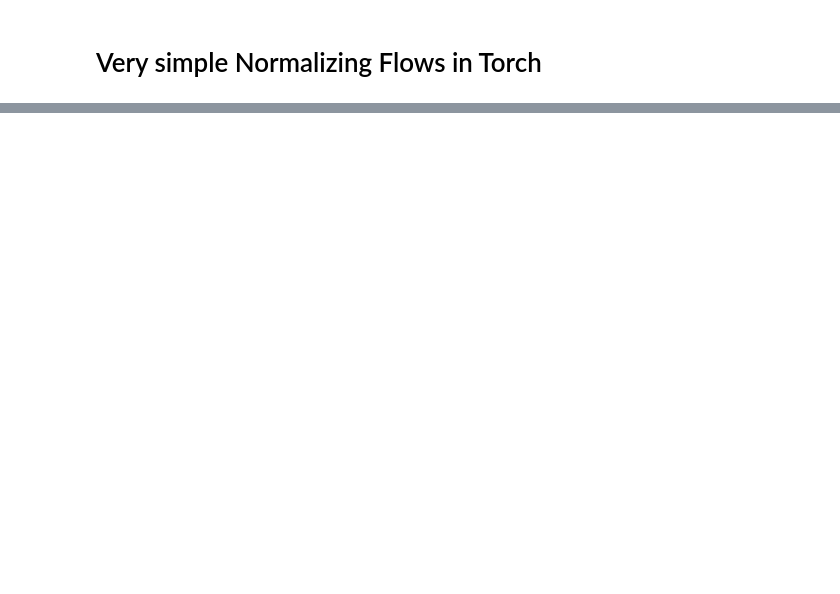
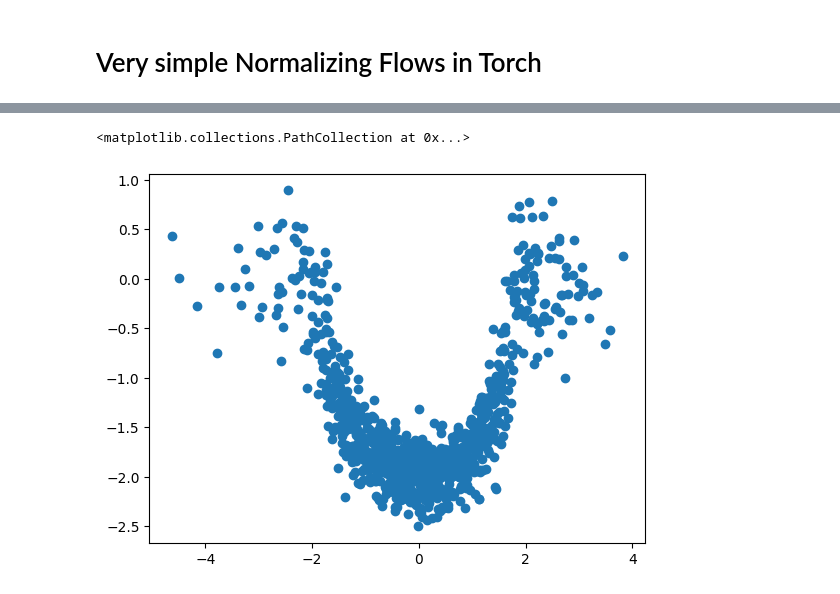
Before and after one commit to ch1pkav/barvnyk_mmml2024, a Jupyter notebook: demo.ipynb, the cells around one changed output, grey strips where cells are left out. Saved outputs shown, nothing was run; the diff lists cells and outputs as text; code cells hidden in the pictures; blank space fills up the shorter version.

```diff
--- a/demo.ipynb
+++ b/demo.ipynb
@@ -31,5 +116,15 @@ target_samples = torch.stack([x1_samples, x2_samples], dim=1)
+# %%
+import matplotlib.pyplot as plt
+
+target = TwoMoons()
+z = target.sample(1000)
+plt.scatter(z[:, 0], z[:, 1])
+plt.show()
 # %%
 # base dist (multivariate normal diagonal)
 base_dist = torch.distributions.MultivariateNormal(torch.zeros(2), torch.eye(2))
+
+plt.figure()
+plt.scatter(base_dist.sample((10000,))[:,0], base_dist.sample((10000,))[:,1])
+
+leaky_relu = nn.LeakyReLU(0.01)
-# %%
-leaky_relu = torch.nn.LeakyReLU(negative_slope=0.01)
@@ -109,0 +258,9 @@ plt.show()
+# %%
+# plotting transformed base distribution
+
+z, log_q = model.sample(1000)
+plt.figure()
+plt.scatter(z.detach()[:, 0], z.detach()[:, 1])
+# %% [output]
+<matplotlib.collections.PathCollection at 0x...>
+[figure, added]
```
Also changed, not shown: parts of 7 cells of this notebook.
